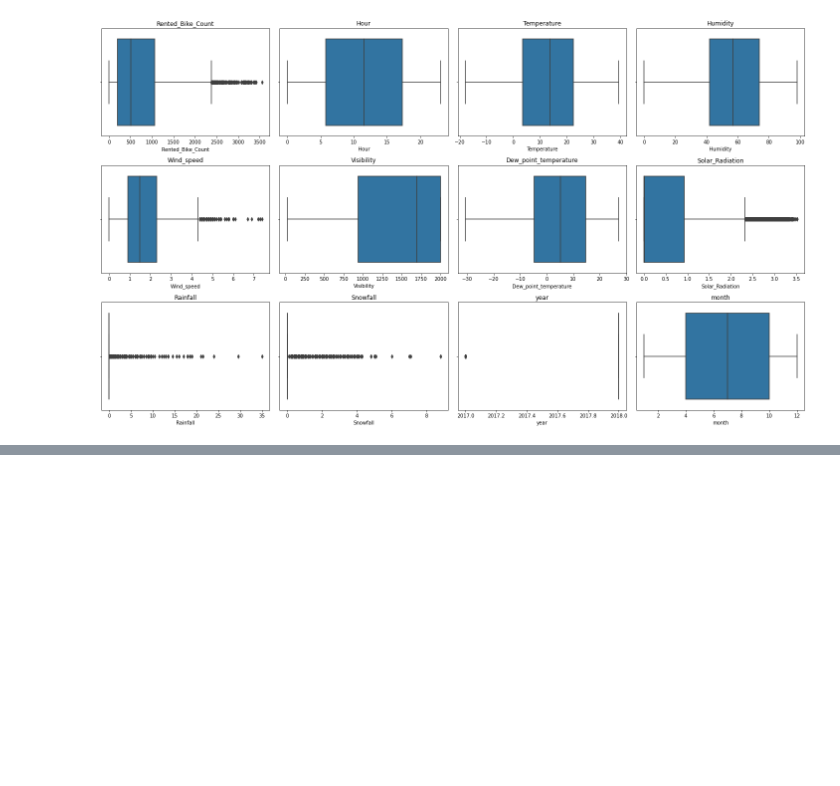
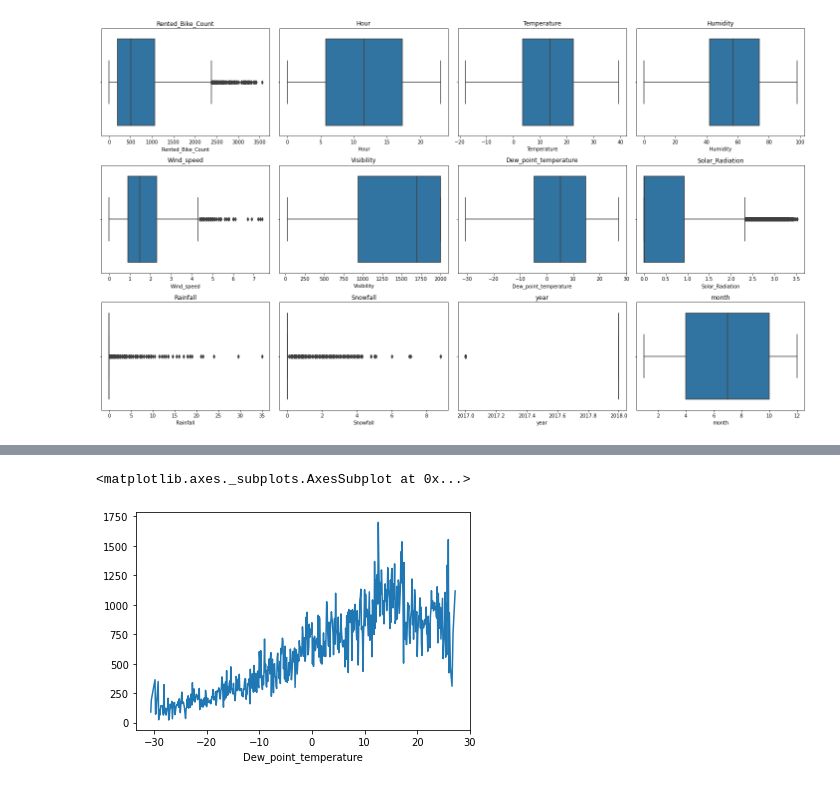
Before and after one commit to NehaGupta-DataScientists/Bike-Sharing-Demand-Prediction, a Jupyter notebook: Bike_Sharing_Demand_Prediction_Capstone_Project.ipynb, the cells around one changed output, grey strips where cells are left out. Cells and saved outputs as stored; diff of their text form; code cells hidden in the pictures; blank space fills up the shorter version.

```diff
--- a/Bike_Sharing_Demand_Prediction_Capstone_Project.ipynb
+++ b/Bike_Sharing_Demand_Prediction_Capstone_Project.ipynb
@@ -434,0 +466,5 @@ for col in numerical_features:
+# %%
+bike.groupby('Dew_point_temperature').mean()['Rented_Bike_Count'].plot()
+# %% [output]
+<matplotlib.axes._subplots.AxesSubplot at 0x...>
+[figure, added]
```
Also changed, not shown: parts of 15 cells of this notebook.
